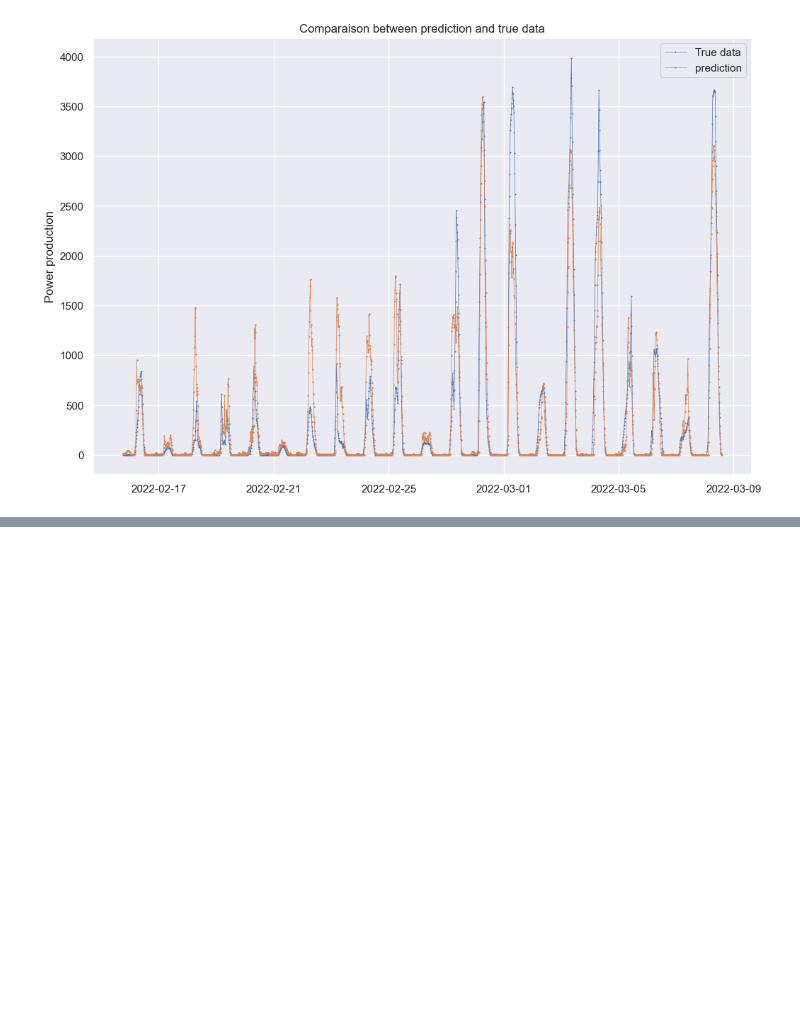
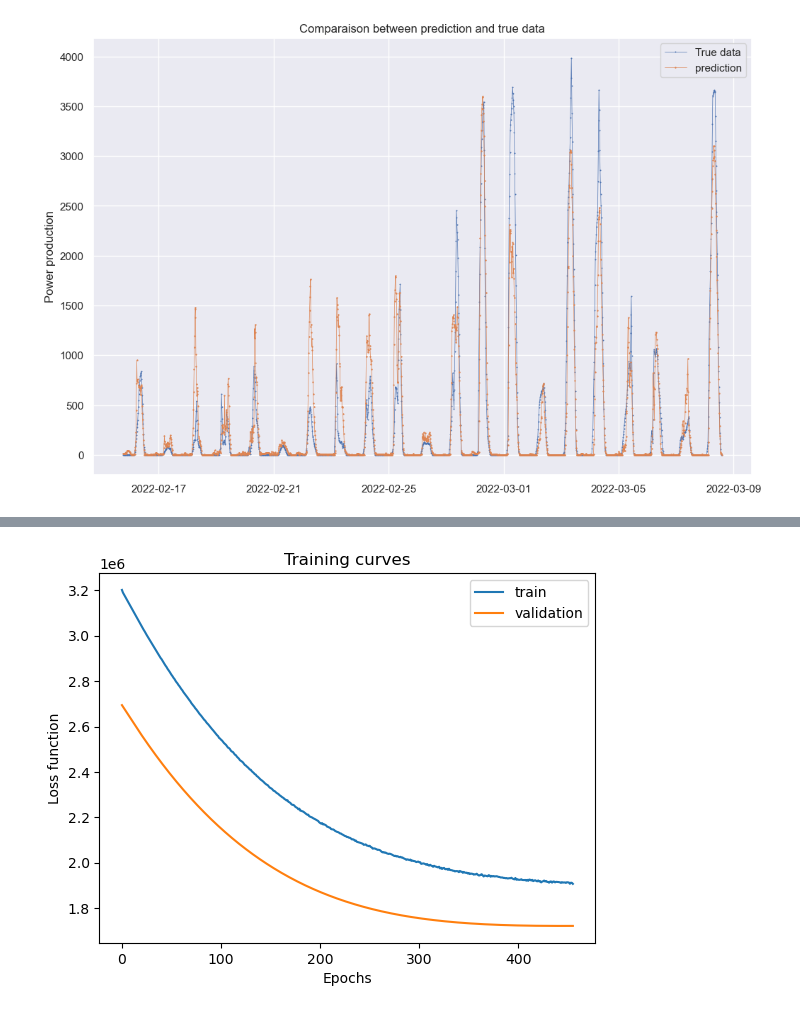
Before and after one commit to hugokerino/Energy-forecasting-NTNU, a Jupyter notebook: data/Hugo/notebook_hugo.ipynb, the cells around one changed output, grey strips where cells are left out. Cells and saved outputs as stored; diff of their text form; code cells hidden in the pictures; blank space fills up the shorter version.

```diff
--- a/data/Hugo/notebook_hugo.ipynb
+++ b/data/Hugo/notebook_hugo.ipynb
@@ -995,0 +1238,22 @@ plt.show()
+# %%
+model_LSTM = Sequential()
+model_LSTM.add(LSTM(n_features, activation='sigmoid',return_sequences = True, input_shape=(n_lag, n_features)))
+model_LSTM.add(LSTM(units = 50))
+model_LSTM.add(Dropout(0.2))
+model_LSTM.add(Dense(16, activation ='sigmoid'))
+model_LSTM.add(Dropout(0.2))
+model_LSTM.add(Dense(1, activation ='linear'))
+
+opt = keras.optimizers.Adam(learning_rate=0.5)
+early_stopping = tf.keras.callbacks.EarlyStopping(monitor = 'val_loss', patience = 10, mode = "min", verbose=1,
+                                                  restore_best_weights = False, start_from_epoch = 20)
+# %%
+model_LSTM.compile(optimizer=opt, loss='mse')
+history = model_LSTM.fit(x=X_Train_lstm,
+                    y=Y_Train_lstm,
+                    steps_per_epoch=1,
+                    epochs=500,
+                    verbose=2,
+                    validation_data = [X_Val_lstm, Y_Val_lstm],
+                    callbacks = [early_stopping]
+                    )
@@ -995,0 +1278,11 @@ plt.show()
+# %%
+# plot history
+plt.title("Training curves")
+plt.plot(history.history['loss'], label='train')
+plt.plot(history.history['val_loss'], label='validation')
+plt.xlabel("Epochs")
+plt.ylabel("Loss function")
+plt.legend()
+plt.show()
+# %% [output]
+[figure, added]
```
Also changed, not shown: parts of 21 cells of this notebook.
